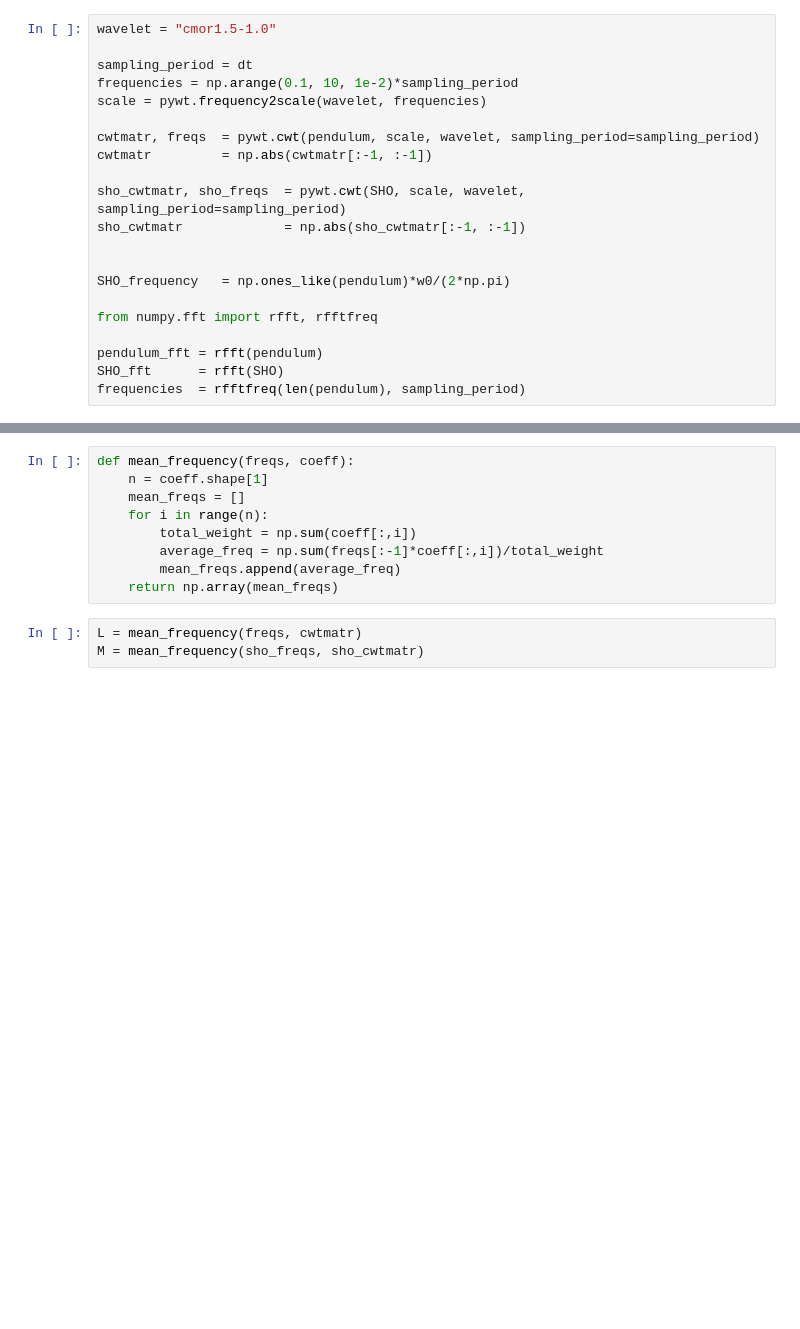
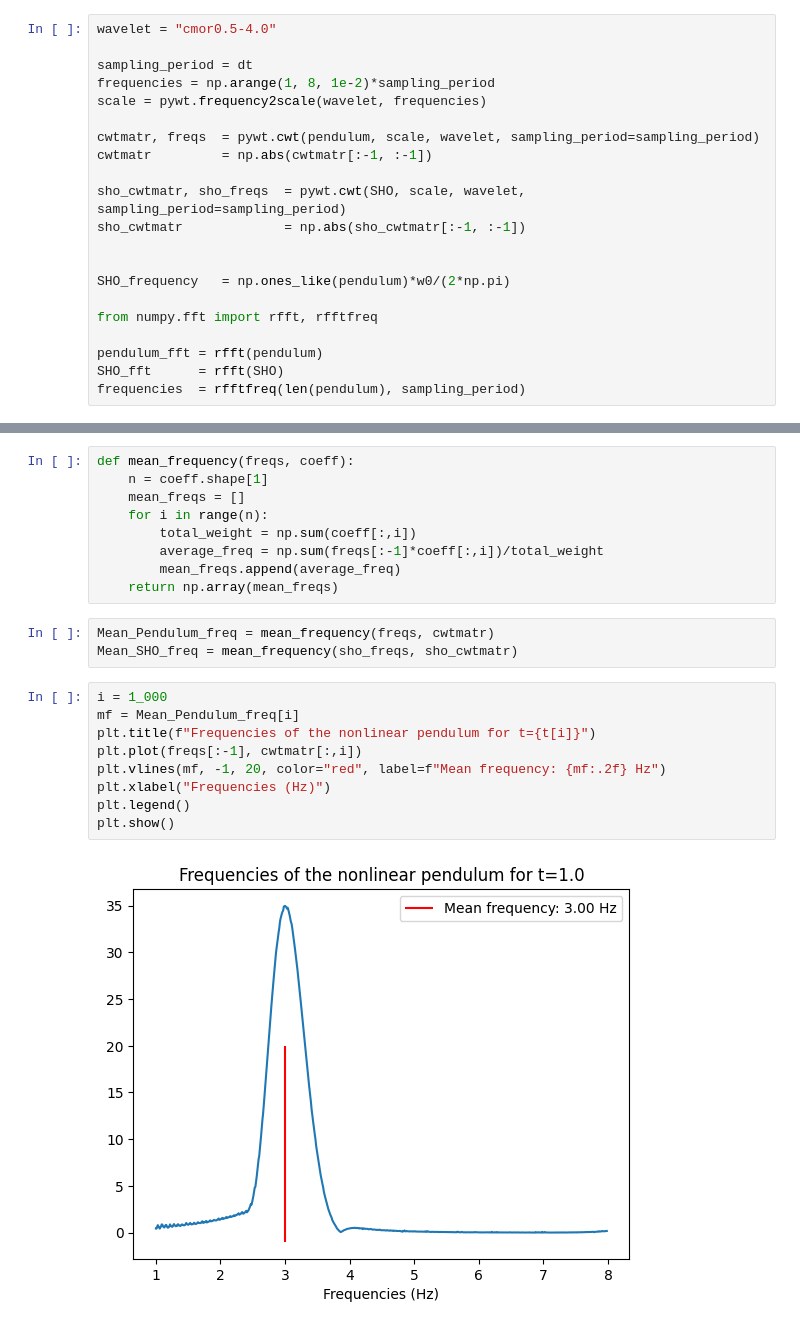
Before and after one commit to Mehdi-Haned/PINNs-Spring2025, a Jupyter notebook: frequency analysis/wavelet_transform.ipynb, the cells around one changed output, grey strips where cells are left out. Cells and saved outputs as stored; diff of their text form; blank space fills up the shorter version.

```diff
--- a/frequency analysis/wavelet_transform.ipynb
+++ b/frequency analysis/wavelet_transform.ipynb
@@ -87,8 +88,8 @@ plt.show()
 # %%
-wavelet = "cmor1.5-1.0"
+wavelet = "cmor0.5-4.0"
 
 sampling_period = dt
-frequencies = np.arange(0.1, 10, 1e-2)*sampling_period
+frequencies = np.arange(1, 8, 1e-2)*sampling_period
 scale = pywt.frequency2scale(wavelet, frequencies)
 
 cwtmatr, freqs  = pywt.cwt(pendulum, scale, wavelet, sampling_period=sampling_period)
@@ -121,8 +116,19 @@ def mean_frequency(freqs, coeff):
         mean_freqs.append(average_freq)
     return np.array(mean_freqs)
 # %%
-L = mean_frequency(freqs, cwtmatr)
-M = mean_frequency(sho_freqs, sho_cwtmatr)
+Mean_Pendulum_freq = mean_frequency(freqs, cwtmatr)
+Mean_SHO_freq = mean_frequency(sho_freqs, sho_cwtmatr)
+# %%
+i = 1_000
+mf = Mean_Pendulum_freq[i]
+plt.title(f"Frequencies of the nonlinear pendulum for t={t[i]}")
+plt.plot(freqs[:-1], cwtmatr[:,i])
+plt.vlines(mf, -1, 20, color="red", label=f"Mean frequency: {mf:.2f} Hz")
+plt.xlabel("Frequencies (Hz)")
+plt.legend()
+plt.show()
+# %% [output]
+[figure, new version]
 # %%
 fig, axs = plt.subplots(2, 2, figsize=(13,10))
 
```
Also changed, not shown: parts of 3 cells of this notebook, 3 other files.
